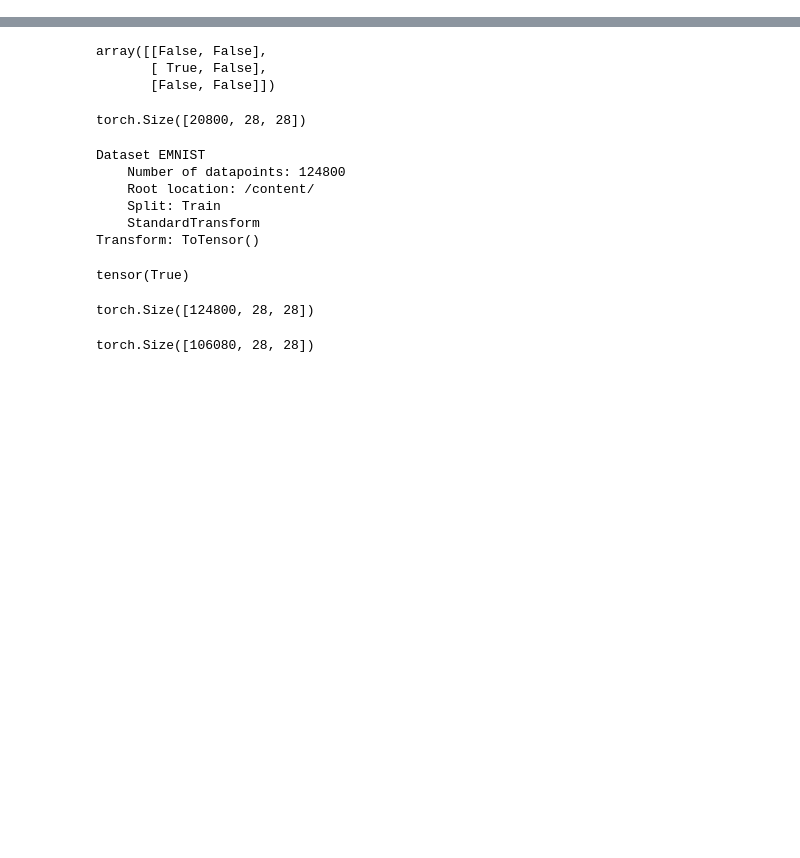
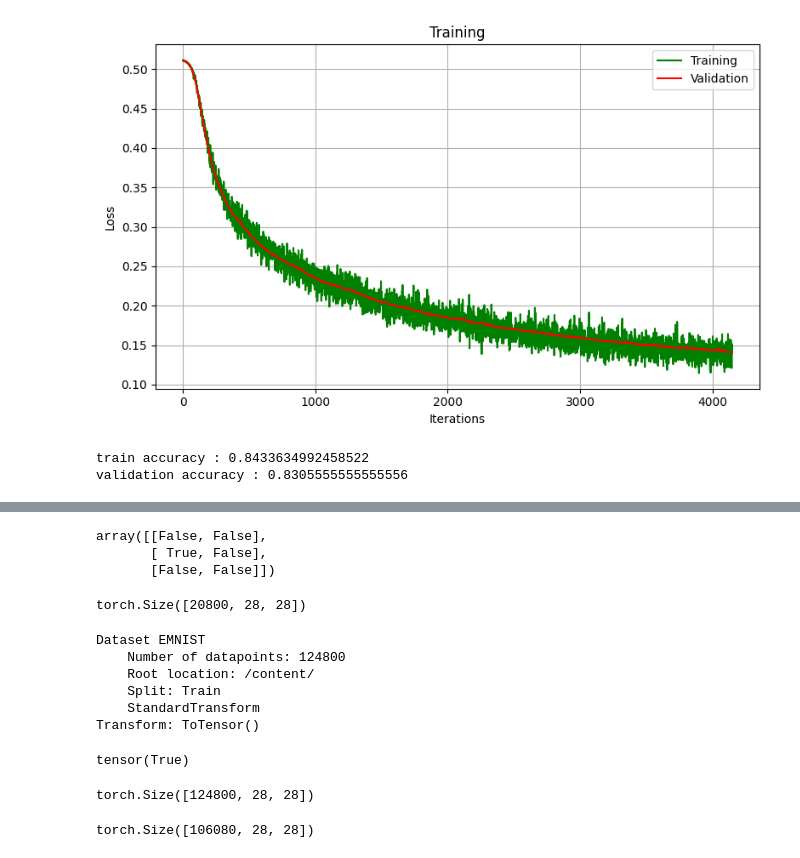
Before and after one commit to abdur-rafi/Machine-Learning-Sessional, a Jupyter notebook: 1805008.ipynb, the cells around one changed output, grey strips where cells are left out. Cells and saved outputs as stored; diff of their text form; code cells hidden in the pictures; blank space fills up the shorter version.

Commit message:
plot train and validation loss

```diff
--- a/1805008.ipynb
+++ b/1805008.ipynb
@@ -229,12 +229,14 @@ class Model:
 	def crossEntropyLoss(self, yPred, yTrue):
 		ypc = yPred.copy()
 		ypc[ypc < Model.EPSILON] = Model.EPSILON
-		return -np.sum(yTrue * np.log(ypc))
+		return -np.mean(yTrue * np.log(ypc))
 
 
 		# return wAndg
 
-	def train(self, x, y, optimizer, epoch, batchSize):
+	def train(self, x, y, optimizer, epoch, batchSize, callback = None):
+
+		losses = []
 
 		for layer in self.layers:
 			if hasattr(layer, 'addWeights'):
@@ -273,9 +275,18 @@ class Model:
 				yPred = self.forward(xc)
 				self.__backprop(yc, yPred, optimizer)
 
-				print(f"loss : {self.crossEntropyLoss(yc, yPred)}")
+				closs = self.crossEntropyLoss(yc, yPred)
+				losses.append(closs)
+				# print(f"loss : {closs}")
+				# print(f"loss : {self.crossEntropyLoss(y, self.forward(x))}")
+
+				if callback != None:
+					callback(self)
 
 			optimizer.reset()
+			print(f"iteration {i + 1} complete")
+
+		return losses
 
 
 	def squaredErrorGradient(self, yTrue, yPred):
@@ -386,6 +397,18 @@ def acc(model, x, yTrue):
 	yTrue = np.argmax(yTrue, axis = 1)
 	return accuracy_score(yTrue, yPred)
 
+def plot(loss1, loss2):
+	plt.figure(figsize=(8, 5))
+	plt.plot(loss1,  linestyle='-', color='green', label='Training')
+	plt.plot(loss2, linestyle='-', color='red', label='Validation')
+	plt.title('Training')
+	plt.xlabel('Iterations')
+	plt.ylabel('Loss')
+	plt.legend()
+	plt.grid(True)
+	plt.tight_layout()
+	plt.show()
+
 
 def main():
 	np.random.seed(13)
@@ -412,18 +435,29 @@ def main():
 
 	model = getModel(tX.shape[1], tY.shape[1])
 
-	optimizer = GradientDescent(.0001)
+	# optimizer = GradientDescent(.0001)
+	optimizer = Adam(.0001)
 
-	epoch = 1
+	epoch = 10
 	batchSize = 256
 
 	print(tX.shape, tY.shape)
 
-	model.train(tX, tY, optimizer, epoch, batchSize)
+	vLosses = []
+
+	def callback(model):
+		vLosses.append(model.crossEntropyLoss(vY,model.predict(vX)))
+
+
+	losses = model.train(tX, tY, optimizer, epoch, batchSize, callback)
+
+	plot(losses, vLosses)
+
+
 
 	print(f"train accuracy : {acc(model, tX, tY)}")
 	print(f"validation accuracy : {acc(model, vX, vY)}")
-	# print(f"test accuracy : {acc(model, tsX, tsY)}")
+	print(f"test accuracy : {acc(model, tsX, tsY)}")
 
 
 
@@ -449,0 +480,3 @@ validation accuracy : 0.5123931623931623
+[figure, added]
+train accuracy : 0.8433634992458522
+validation accuracy : 0.8305555555555556
```
Also changed, not shown: parts of 2 cells of this notebook.
